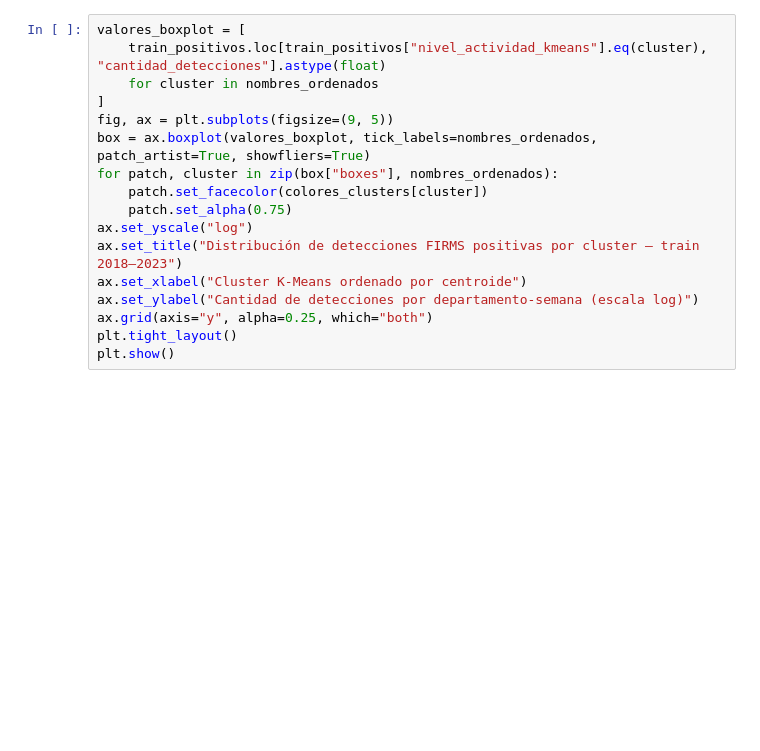
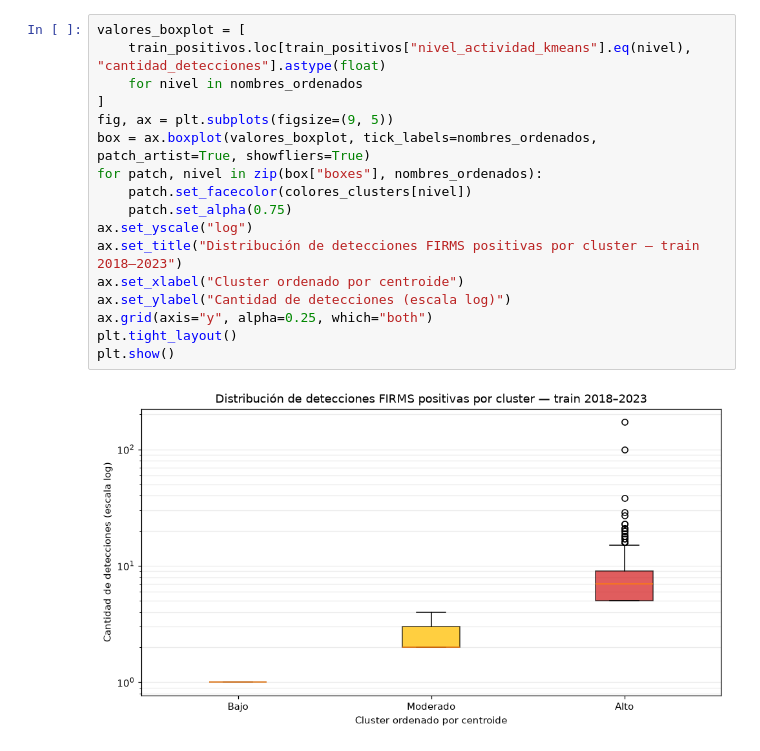
Before and after one commit to kateringonzalez-glitch/Proyecto-AA, a Jupyter notebook: Analisis_No_supervisado.ipynb, the cells around one changed output. Drawn from its saved outputs; the diff is of its cells as text; blank space fills up the shorter version.

```diff
--- a/Analisis_No_supervisado.ipynb
+++ b/Analisis_No_supervisado.ipynb
@@ -120,20 +277,22 @@ plt.show()
 # %%
 valores_boxplot = [
-    train_positivos.loc[train_positivos["nivel_actividad_kmeans"].eq(cluster), "cantidad_detecciones"].astype(float)
-    for cluster in nombres_ordenados
+    train_positivos.loc[train_positivos["nivel_actividad_kmeans"].eq(nivel), "cantidad_detecciones"].astype(float)
+    for nivel in nombres_ordenados
 ]
 fig, ax = plt.subplots(figsize=(9, 5))
 box = ax.boxplot(valores_boxplot, tick_labels=nombres_ordenados, patch_artist=True, showfliers=True)
-for patch, cluster in zip(box["boxes"], nombres_ordenados):
-    patch.set_facecolor(colores_clusters[cluster])
+for patch, nivel in zip(box["boxes"], nombres_ordenados):
+    patch.set_facecolor(colores_clusters[nivel])
     patch.set_alpha(0.75)
 ax.set_yscale("log")
 ax.set_title("Distribución de detecciones FIRMS positivas por cluster — train 2018–2023")
-ax.set_xlabel("Cluster K-Means ordenado por centroide")
-ax.set_ylabel("Cantidad de detecciones por departamento-semana (escala log)")
+ax.set_xlabel("Cluster ordenado por centroide")
+ax.set_ylabel("Cantidad de detecciones (escala log)")
 ax.grid(axis="y", alpha=0.25, which="both")
 plt.tight_layout()
 plt.show()
+# %% [output]
+[figure, added]
 # %%
 matriz = tabla_cruzada.to_numpy()
 fig, ax = plt.subplots(figsize=(8, 5))
```
Also changed, not shown: parts of 87 cells of this notebook, 1 other file.
